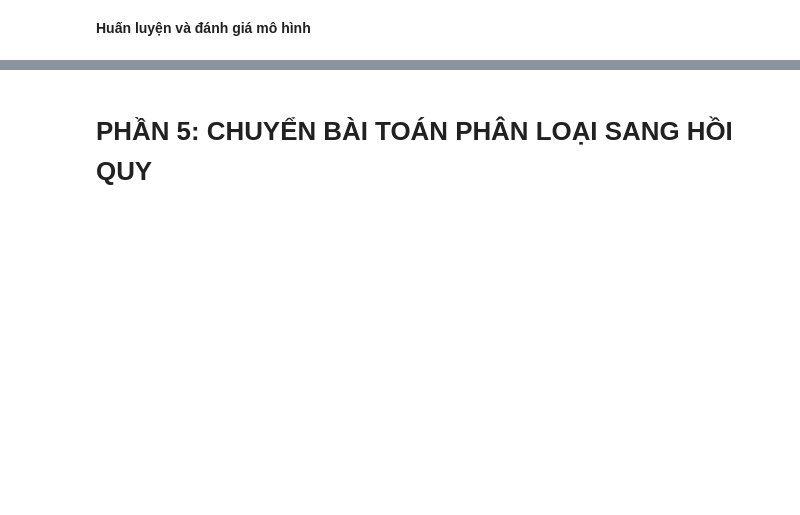
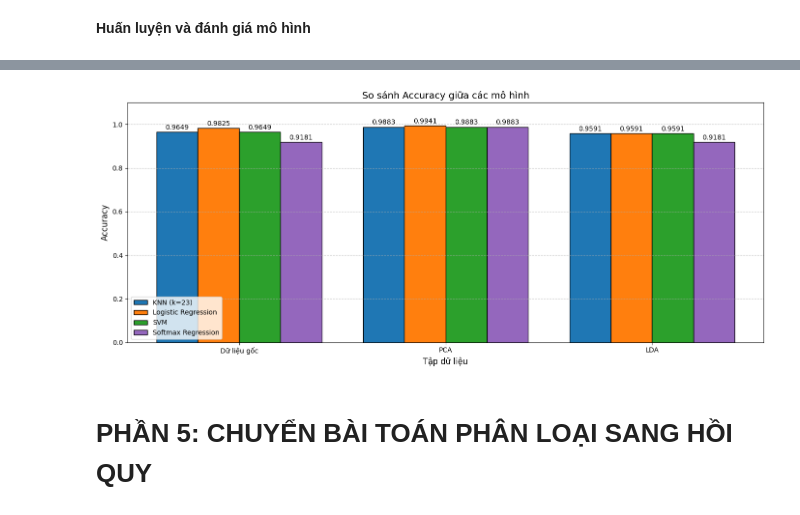
Before and after one commit to tdattm/wisconsin-breast-cancer-classification, a Jupyter notebook: src/source.ipynb, the cells around one changed output, grey strips where cells are left out. Drawn from its saved outputs; the diff is of its cells as text; code cells hidden in the pictures; blank space fills up the shorter version.

```diff
--- a/src/source.ipynb
+++ b/src/source.ipynb
@@ -1315,2 +1281,61 @@ plot_accuracy_comparison_grouped(acc_comparison)
+# %%
+# Định nghĩa danh sách tập dữ liệu
+datasets = ["Dữ liệu gốc", "PCA", "LDA"]
+
+# Tạo dictionary accuracies và gán giá trị
+accuracies = {}
+
+# KNN: lấy accuracy (giá trị thứ 2 trong tuple f1_scores)
+accuracies['KNN'] = [f1_scores['Dữ liệu gốc'][1], f1_scores['Dữ liệu PCA'][1], f1_scores['Dữ liệu LDA'][1]]
+
+# Logistic Regression:
+accuracies['Logistic Regression'] = [f1_scores_lr['Dữ liệu gốc'], f1_scores_lr['Dữ liệu PCA'], f1_scores_lr['Dữ liệu LDA']]
+
+# SVM: đã có sẵn các giá trị accuracy
+accuracies['SVM'] = [0.9649, 0.9883, 0.9591]
+
+# Softmax: lấy từ các biến acc_sm, acc_sm_pca, acc_sm_lda
+accuracies['Softmax'] = [acc_sm, acc_sm_pca, acc_sm_lda]
+
+def plot_accuracy_comparison(knn_accuracies, lr_accuracies, svm_accuracies, softmax_accuracies, datasets):
+    """
+    Vẽ biểu đồ cột so sánh accuracy giữa KNN, Logistic Regression, SVM và Softmax trên các tập dữ liệu.
+    """
+    x = np.arange(len(datasets))  # Vị trí các nhóm cột
+    width = 0.2  # Độ rộng mỗi cột
+
+    plt.figure(figsize=(14, 6))
+
+    bars_knn = plt.bar(x - 1.5 * width, knn_accuracies, width, label='KNN (k=23)', color='#1f77b4', edgecolor='black')
+    bars_lr = plt.bar(x - 0.5 * width, lr_accuracies, width, label='Logistic Regression', color='#ff7f0e', edgecolor='black')
+    bars_svm = plt.bar(x + 0.5 * width, svm_accuracies, width, label='SVM', color='#2ca02c', edgecolor='black')
+    bars_softmax = plt.bar(x + 1.5 * width, softmax_accuracies, width, label='Softmax Regression', color='#9467bd', edgecolor='black')
+
+    # Thêm giá trị trên đầu mỗi cột
+    for bars in [bars_knn, bars_lr, bars_svm, bars_softmax]:
+        for bar in bars:
+            yval = bar.get_height()
+            plt.text(bar.get_x() + bar.get_width() / 2, yval + 0.005, f'{yval:.4f}',
+                     ha='center', va='bottom', fontsize=10)
+
+    plt.title('So sánh Accuracy giữa các mô hình', fontsize=14)
+    plt.xlabel('Tập dữ liệu', fontsize=12)
+    plt.ylabel('Accuracy', fontsize=12)
+    plt.xticks(x, datasets)
+    plt.ylim(0, 1.1)
+    plt.grid(axis='y', linestyle='--', alpha=0.7)
+    plt.legend()
+    plt.tight_layout()
+    plt.show()
+plot_accuracy_comparison(
+    accuracies['KNN'],
+    accuracies['Logistic Regression'],
+    accuracies['SVM'],
+    accuracies['Softmax'],
+    datasets
+)
+datasets = ["Dữ liệu gốc", "PCA", "LDA"]
+# %% [output]
+[figure, added]
 # %% [markdown]
 # **PHẦN 5: CHUYỂN BÀI TOÁN PHÂN LOẠI SANG HỒI QUY**
```
Also changed, not shown: parts of 10 cells of this notebook.
